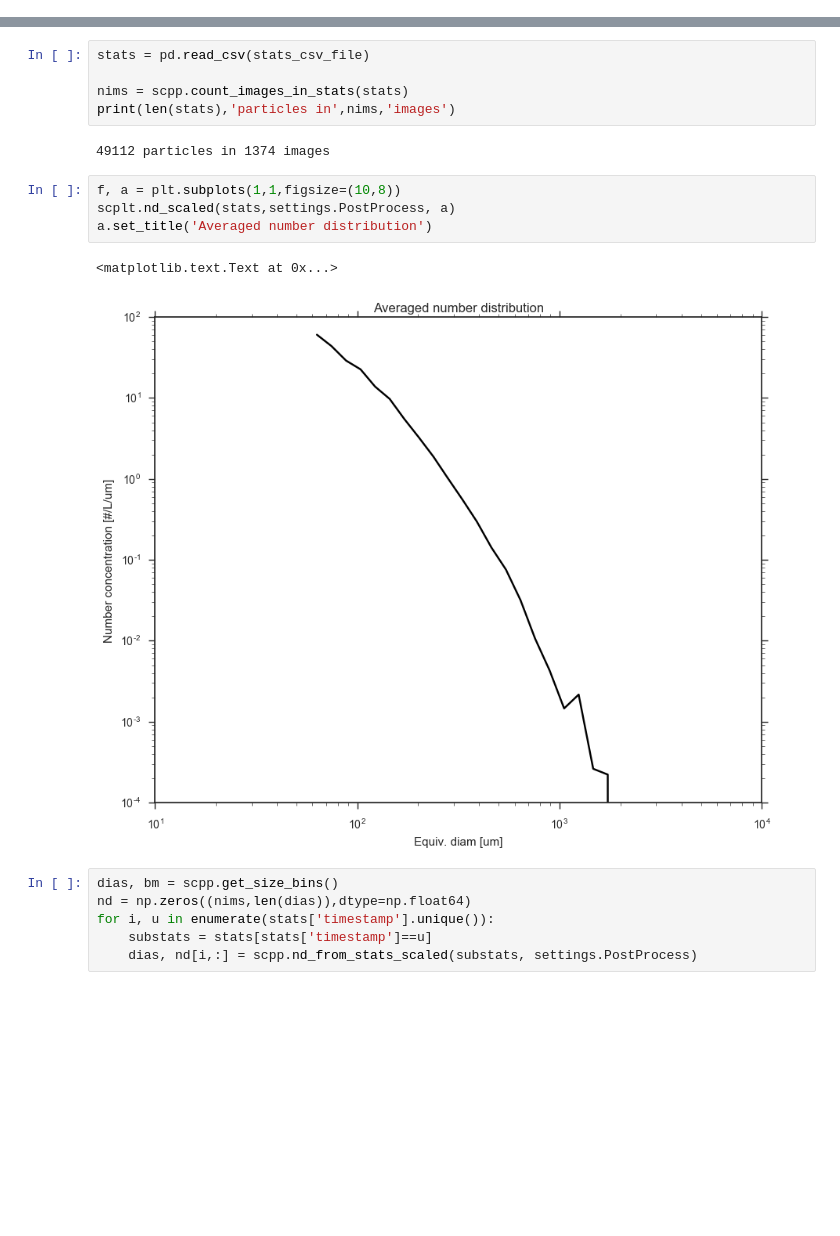
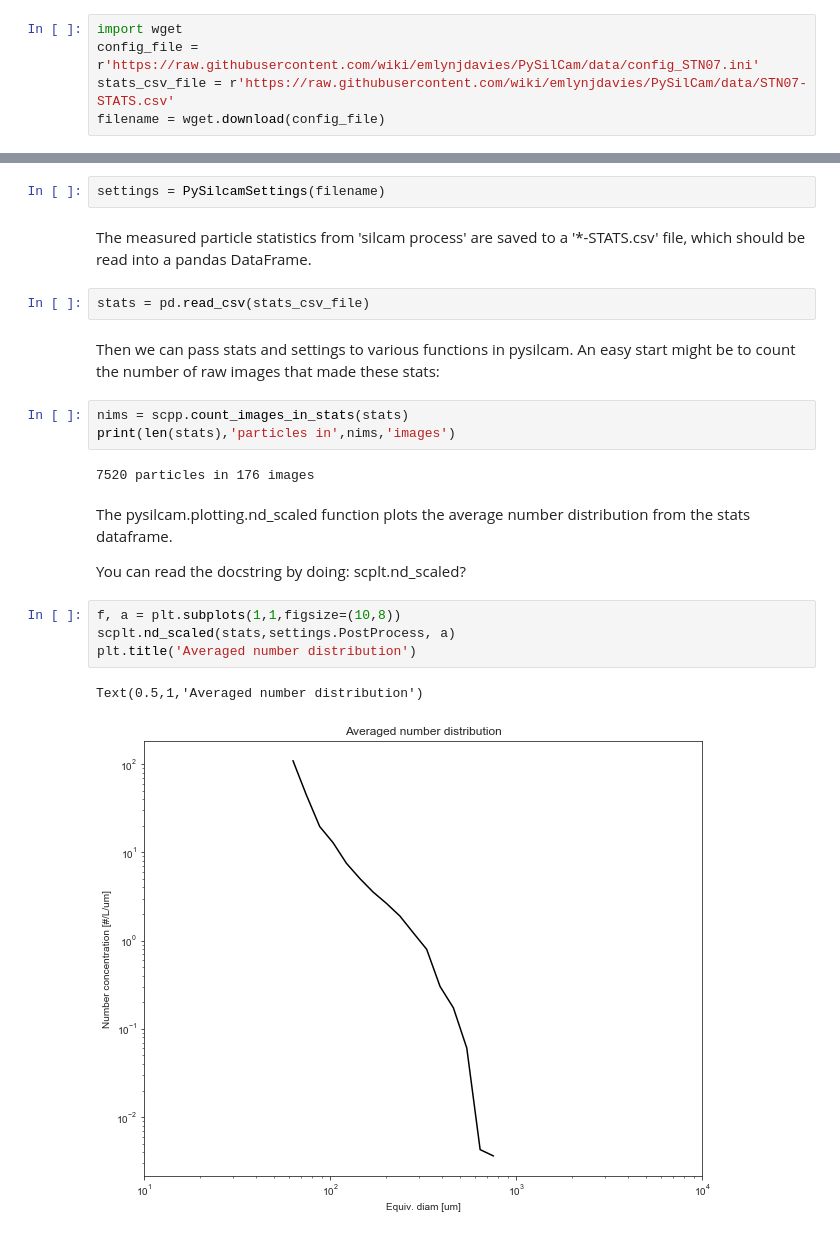
Before and after one commit to SINTEF/PySilCam, a Jupyter notebook: notebooks/SizeDistributions.ipynb, the cells around one changed output, grey strips where cells are left out. Drawn from its saved outputs; the diff is of its cells as text; blank space fills up the shorter version.

```diff
--- a/notebooks/SizeDistributions.ipynb
+++ b/notebooks/SizeDistributions.ipynb
@@ -18,0 +20,5 @@ PostProcess(path_length=11, window_size=5, pix_size=14.379084967320262)
+# %%
+import wget
+config_file = r'https://raw.githubusercontent.com/wiki/emlynjdavies/PySilCam/data/config_STN07.ini'
+stats_csv_file = r'https://raw.githubusercontent.com/wiki/emlynjdavies/PySilCam/data/STN07-STATS.csv'
+filename = wget.download(config_file)
@@ -19,20 +27,24 @@ PostProcess(path_length=11, window_size=5, pix_size=14.379084967320262)
+# %%
+settings = PySilcamSettings(filename)
+# %% [markdown]
+The measured particle statistics from 'silcam process' are saved to a '*-STATS.csv' file, which should be read into a pandas DataFrame.
+# %%
+stats = pd.read_csv(stats_csv_file)
+# %% [markdown]
+Then we can pass stats and settings to various functions in pysilcam. An easy start might be to count the number of raw images that made these stats:
 # %%
-stats = pd.read_csv(stats_csv_file)
-
 nims = scpp.count_images_in_stats(stats)
 print(len(stats),'particles in',nims,'images')
 # %% [output]
-49112 particles in 1374 images
+7520 particles in 176 images
+# %% [markdown]
+The pysilcam.plotting.nd_scaled function plots the average number distribution from the stats dataframe.
+
+You can read the docstring by doing: scplt.nd_scaled?
 # %%
 f, a = plt.subplots(1,1,figsize=(10,8))
 scplt.nd_scaled(stats,settings.PostProcess, a)
-a.set_title('Averaged number distribution')
+plt.title('Averaged number distribution')
 # %% [output]
-<matplotlib.text.Text at 0x...>
+Text(0.5,1,'Averaged number distribution')
-[figure, old version]
+[figure, new version]
-# %%
-dias, bm = scpp.get_size_bins()
-nd = np.zeros((nims,len(dias)),dtype=np.float64)
-for i, u in enumerate(stats['timestamp'].unique()):
-    substats = stats[stats['timestamp']==u]
-    dias, nd[i,:] = scpp.nd_from_stats_scaled(substats, settings.PostProcess)
```
Also changed, not shown: parts of 13 cells of this notebook, 2 other files.
